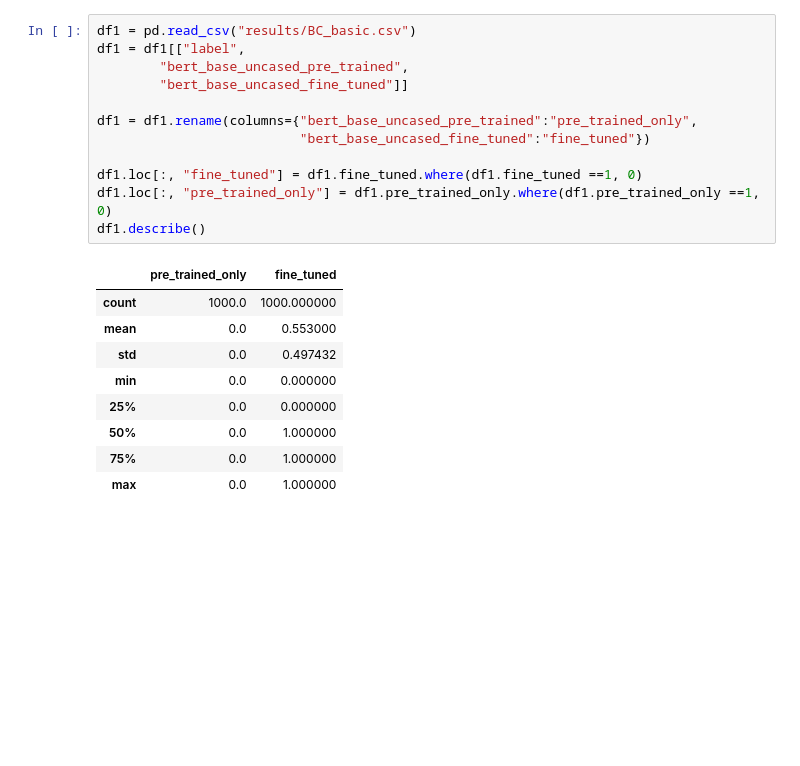
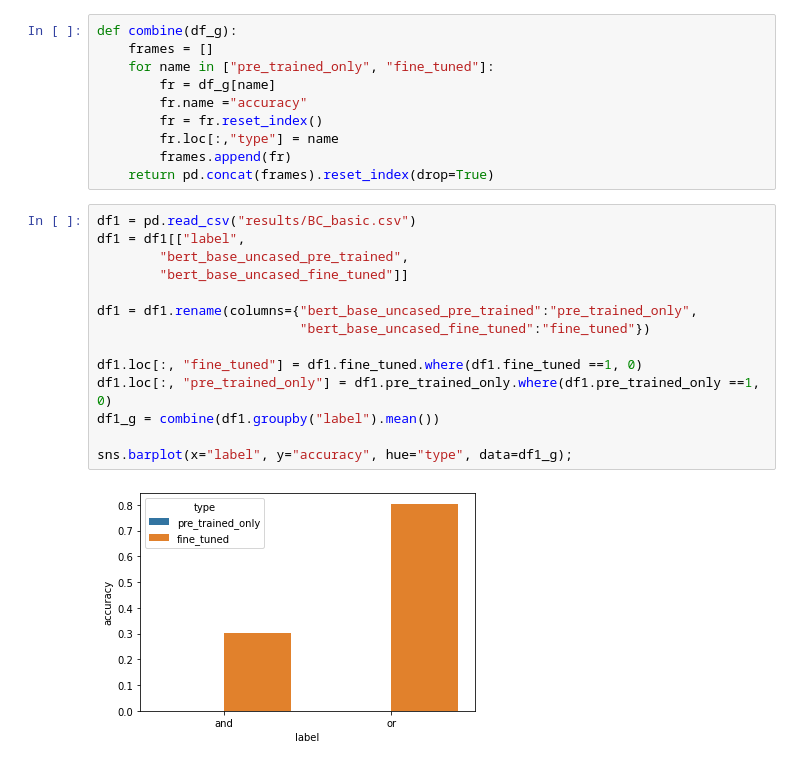
Before and after one commit to felipessalvatore/InferenceLanguageModels, a Jupyter notebook: NEW_check_results.ipynb, the cells around one changed output. Drawn from its saved outputs; the diff is of its cells as text; blank space fills up the shorter version.

Commit message:
first draft new plot

```diff
--- a/NEW_check_results.ipynb
+++ b/NEW_check_results.ipynb
@@ -5,25 +21,29 @@ import matplotlib.pyplot as plt
+# %%
+def combine(df_g):
+    frames = []
+    for name in ["pre_trained_only", "fine_tuned"]:
+        fr = df_g[name]
+        fr.name ="accuracy"
+        fr = fr.reset_index()
+        fr.loc[:,"type"] = name
+        frames.append(fr)
+    return pd.concat(frames).reset_index(drop=True)
 # %%
 df1 = pd.read_csv("results/BC_basic.csv")
 df1 = df1[["label",
         "bert_base_uncased_pre_trained",
         "bert_base_uncased_fine_tuned"]]
 
 df1 = df1.rename(columns={"bert_base_uncased_pre_trained":"pre_trained_only",
                           "bert_base_uncased_fine_tuned":"fine_tuned"})
 
 df1.loc[:, "fine_tuned"] = df1.fine_tuned.where(df1.fine_tuned ==1, 0)
 df1.loc[:, "pre_trained_only"] = df1.pre_trained_only.where(df1.pre_trained_only ==1, 0)
-df1.describe()
+df1_g = combine(df1.groupby("label").mean())
+
+sns.barplot(x="label", y="accuracy", hue="type", data=df1_g);
 # %% [output]
-|  | pre_trained_only | fine_tuned |
-| count | 1000.0 | 1000.000000 |
-| mean | 0.0 | 0.553000 |
-| std | 0.0 | 0.497432 |
-| min | 0.0 | 0.000000 |
-| 25% | 0.0 | 0.000000 |
-| 50% | 0.0 | 1.000000 |
-| 75% | 0.0 | 1.000000 |
-| max | 0.0 | 1.000000 |
+[figure, added]
 # %%
 df2 = pd.read_csv("results/Q_basic.csv")
 df2 = df2[["label",
```
Also changed, not shown: parts of 3 cells of this notebook.
